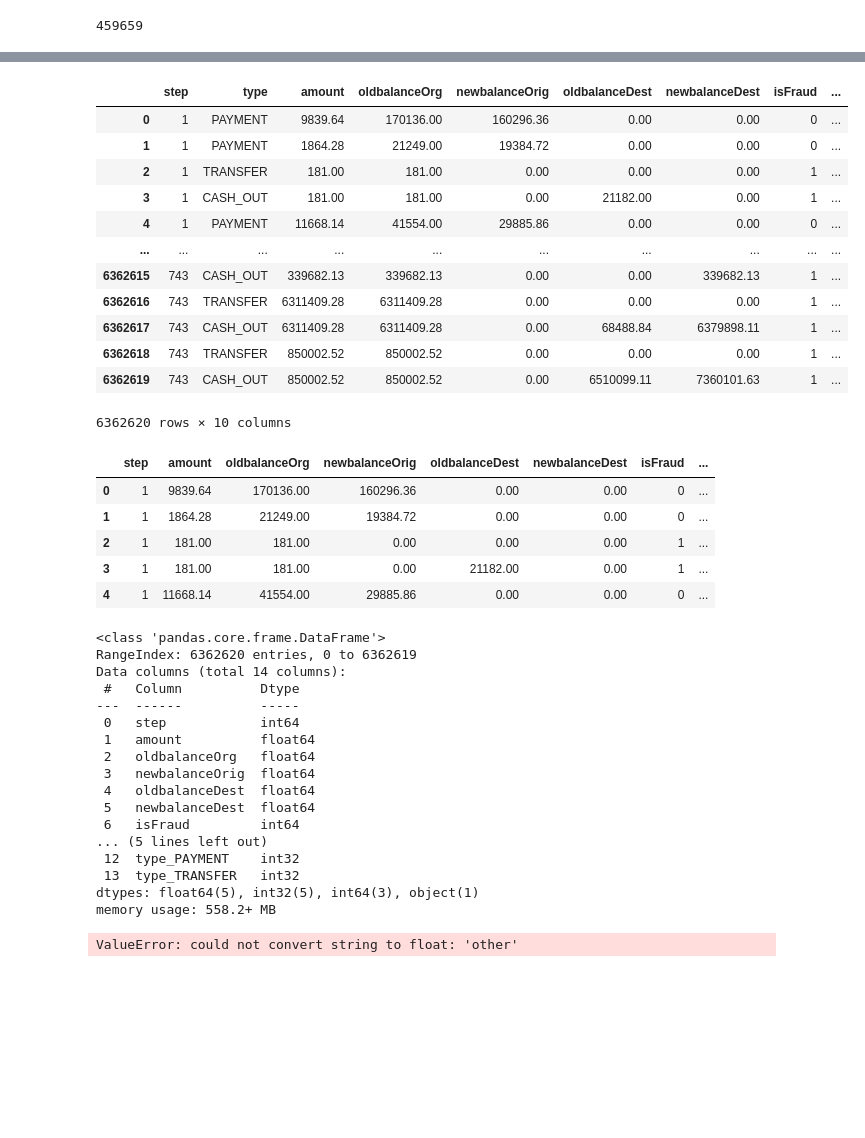
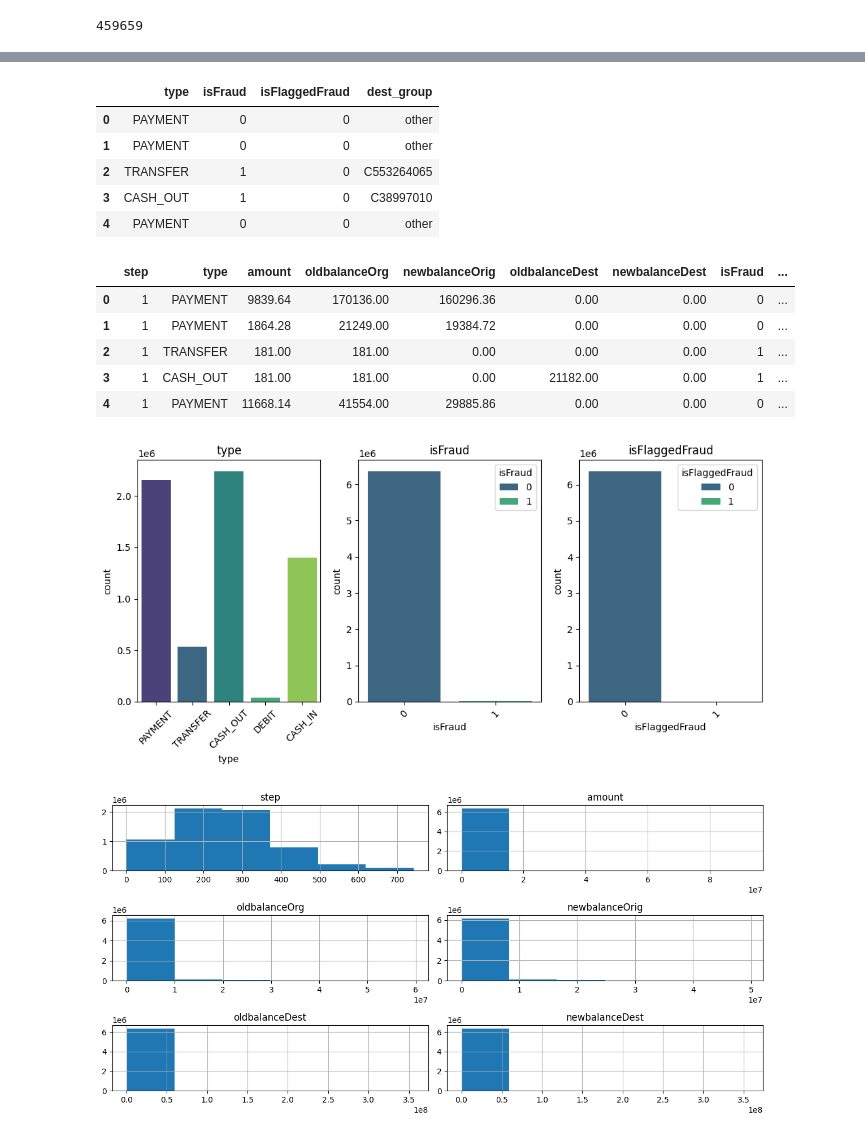
Before and after one commit to olena4reunited/fraud_prediction, a Jupyter notebook: research.ipynb, the cells around one changed output, grey strips where cells are left out. Saved outputs shown, nothing was run; the diff lists cells and outputs as text; code cells hidden in the pictures; blank space fills up the shorter version.

```diff
--- a/research.ipynb
+++ b/research.ipynb
@@ -121,3 +121,9 @@ CASH_IN     1399284
 TRANSFER     532909
 DEBIT         41432
 Name: count, dtype: int64
+# %%
+sdf = df[["type", "isFraud", "isFlaggedFraud"]].copy()
+sdf["isFraud"] = sdf["isFraud"].astype(object)
+sdf["isFlaggedFraud"] = sdf["isFlaggedFraud"].astype(object)
+
+sdf.info()
@@ -204,16 +186,10 @@ types.head()
 # %%
-df
+sdf["dest_group"] = df["dest_group"].astype(object)
+sdf.head()
 # %% [output]
-|  | step | type | amount | oldbalanceOrg | newbalanceOrig | oldbalanceDest | newbalanceDest | isFraud | ... |
-| 0 | 1 | PAYMENT | 9839.64 | 170136.00 | 160296.36 | 0.00 | 0.00 | 0 | ... |
-| 1 | 1 | PAYMENT | 1864.28 | 21249.00 | 19384.72 | 0.00 | 0.00 | 0 | ... |
-| 2 | 1 | TRANSFER | 181.00 | 181.00 | 0.00 | 0.00 | 0.00 | 1 | ... |
-| 3 | 1 | CASH_OUT | 181.00 | 181.00 | 0.00 | 21182.00 | 0.00 | 1 | ... |
-| 4 | 1 | PAYMENT | 11668.14 | 41554.00 | 29885.86 | 0.00 | 0.00 | 0 | ... |
-| ... | ... | ... | ... | ... | ... | ... | ... | ... | ... |
-| 6362615 | 743 | CASH_OUT | 339682.13 | 339682.13 | 0.00 | 0.00 | 339682.13 | 1 | ... |
-| 6362616 | 743 | TRANSFER | 6311409.28 | 6311409.28 | 0.00 | 0.00 | 0.00 | 1 | ... |
-| 6362617 | 743 | CASH_OUT | 6311409.28 | 6311409.28 | 0.00 | 68488.84 | 6379898.11 | 1 | ... |
-| 6362618 | 743 | TRANSFER | 850002.52 | 850002.52 | 0.00 | 0.00 | 0.00 | 1 | ... |
-| 6362619 | 743 | CASH_OUT | 850002.52 | 850002.52 | 0.00 | 6510099.11 | 7360101.63 | 1 | ... |
+|  | type | isFraud | isFlaggedFraud | dest_group |
+| 0 | PAYMENT | 0 | 0 | other |
+| 1 | PAYMENT | 0 | 0 | other |
+| 2 | TRANSFER | 1 | 0 | C553264065 |
+| 3 | CASH_OUT | 1 | 0 | C38997010 |
+| 4 | PAYMENT | 0 | 0 | other |
-6362620 rows × 10 columns
@@ -222,33 +196,22 @@ df = pd.concat([df, types], axis=1)
 # %%
-df.drop("type", axis=1, inplace=True)
-
 df.head()
 # %% [output]
-|  | step | amount | oldbalanceOrg | newbalanceOrig | oldbalanceDest | newbalanceDest | isFraud | ... |
-| 0 | 1 | 9839.64 | 170136.00 | 160296.36 | 0.00 | 0.00 | 0 | ... |
-| 1 | 1 | 1864.28 | 21249.00 | 19384.72 | 0.00 | 0.00 | 0 | ... |
-| 2 | 1 | 181.00 | 181.00 | 0.00 | 0.00 | 0.00 | 1 | ... |
-| 3 | 1 | 181.00 | 181.00 | 0.00 | 21182.00 | 0.00 | 1 | ... |
-| 4 | 1 | 11668.14 | 41554.00 | 29885.86 | 0.00 | 0.00 | 0 | ... |
+|  | step | type | amount | oldbalanceOrg | newbalanceOrig | oldbalanceDest | newbalanceDest | isFraud | ... |
+| 0 | 1 | PAYMENT | 9839.64 | 170136.00 | 160296.36 | 0.00 | 0.00 | 0 | ... |
+| 1 | 1 | PAYMENT | 1864.28 | 21249.00 | 19384.72 | 0.00 | 0.00 | 0 | ... |
+| 2 | 1 | TRANSFER | 181.00 | 181.00 | 0.00 | 0.00 | 0.00 | 1 | ... |
+| 3 | 1 | CASH_OUT | 181.00 | 181.00 | 0.00 | 21182.00 | 0.00 | 1 | ... |
+| 4 | 1 | PAYMENT | 11668.14 | 41554.00 | 29885.86 | 0.00 | 0.00 | 0 | ... |
 # %%
-df.info()
+fig, axes = plt.subplots(1, 3, figsize=(10, 5))
+
+for i, col in enumerate(["type", "isFraud", "isFlaggedFraud"]):
+    sns.countplot(x=col, hue=col, data=sdf, ax=axes[i], palette="viridis")
+    axes[i].set_title(col)
+    axes[i].tick_params(axis="x", labelrotation=45)
+
+plt.tight_layout()
 # %% [output]
-<class 'pandas.core.frame.DataFrame'>
-RangeIndex: 6362620 entries, 0 to 6362619
-Data columns (total 14 columns):
- #   Column          Dtype
----  ------          -----
- 0   step            int64
- 1   amount          float64
- 2   oldbalanceOrg   float64
- 3   newbalanceOrig  float64
- 4   oldbalanceDest  float64
- 5   newbalanceDest  float64
- 6   isFraud         int64
-... (5 lines left out)
- 12  type_PAYMENT    int32
- 13  type_TRANSFER   int32
-dtypes: float64(5), int32(5), int64(3), object(1)
-memory usage: 558.2+ MB
+[figure, added]
 # %%
 numerical_vals = df.select_dtypes(include=["int32", "int64", "float64"]).columns.tolist()
@@ -256,4 +220,5 @@ categorical_vals = df.select_dtypes(include=["object"]).columns.tolist()
 # %%
-df.corr(method="spearman")
+df[num_vals_stats].hist(figsize=(12, 6), layout=(3, 2), bins=6)
+plt.tight_layout()
 # %% [output]
-ValueError: could not convert string to float: 'other'
+[figure, added]
```
Also changed, not shown: parts of 42 cells of this notebook.
